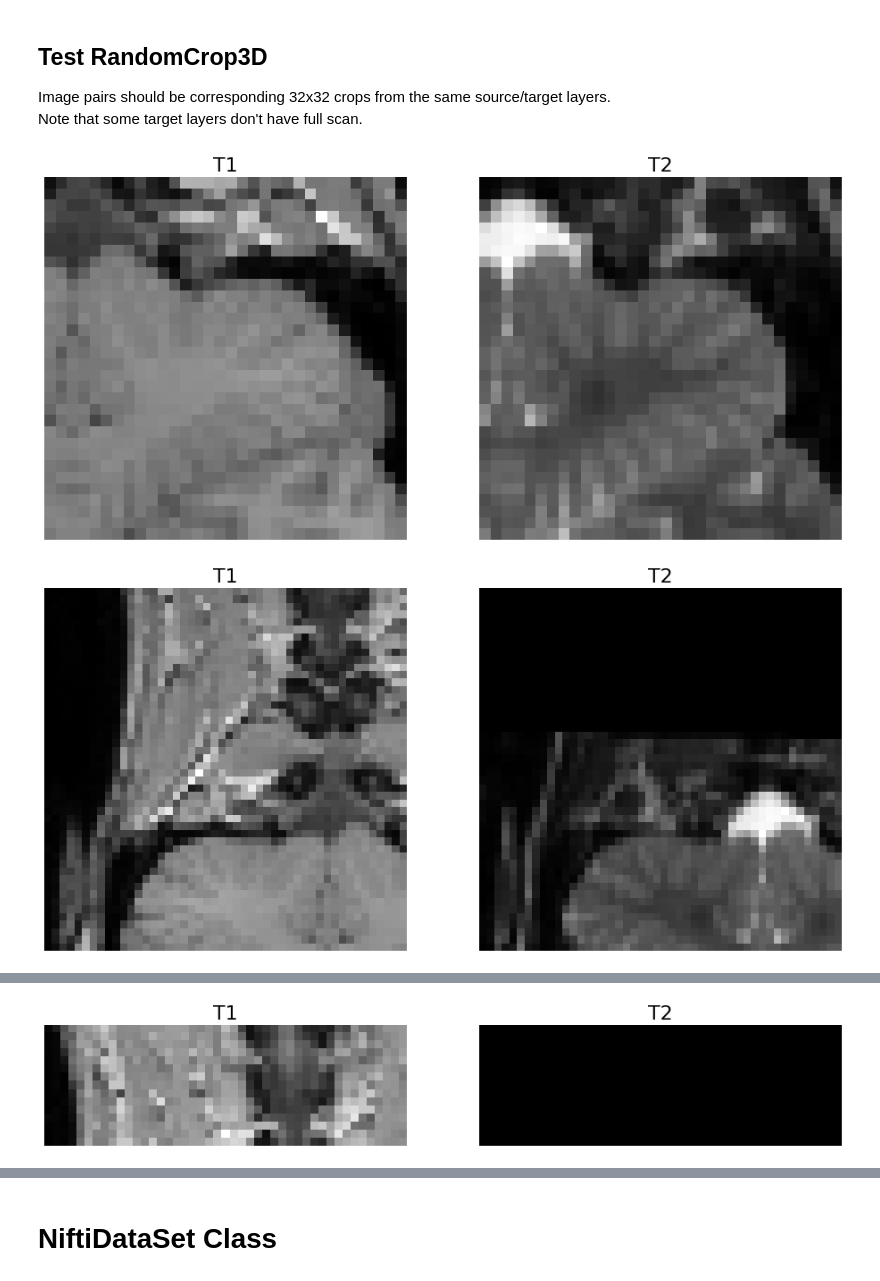
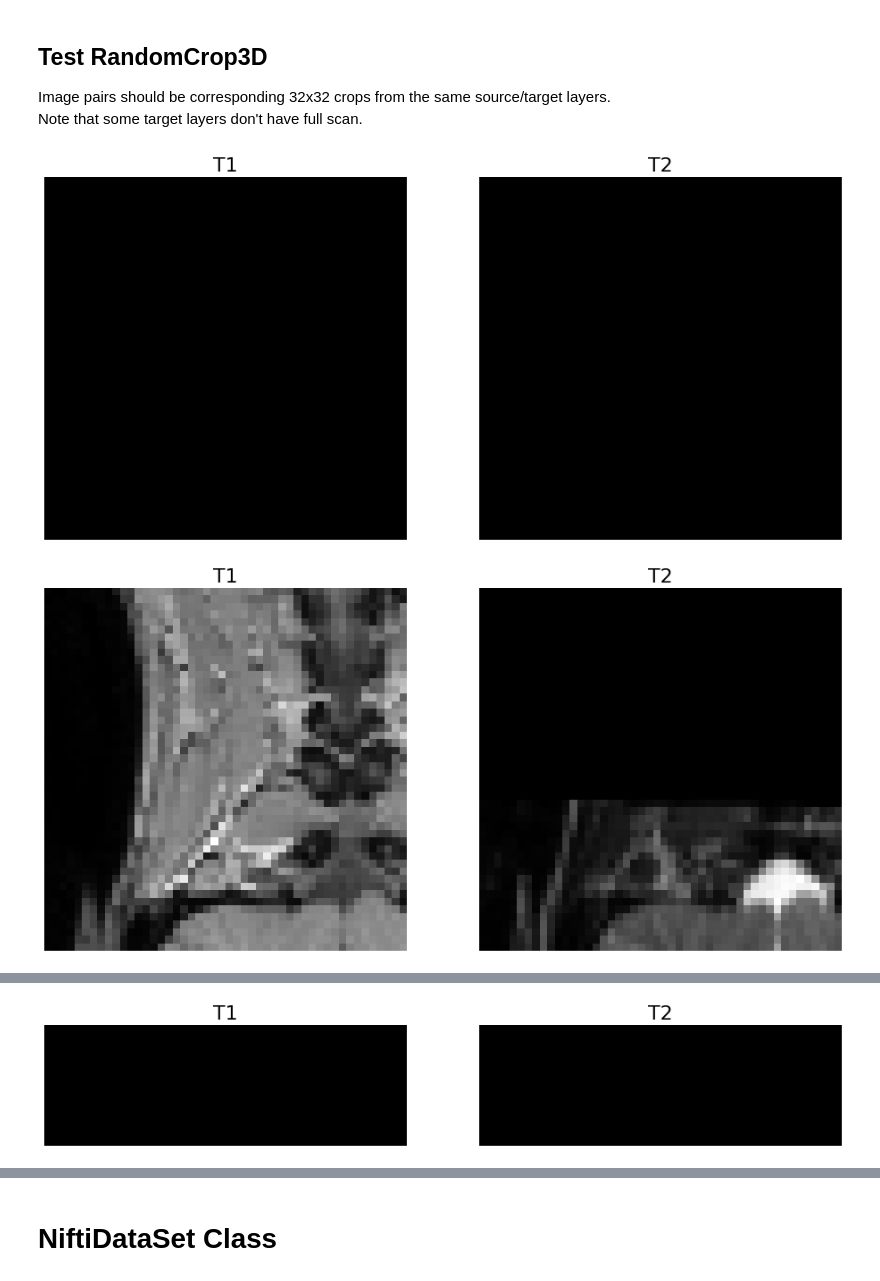
Before and after one commit to akiatoji/Killara, a Jupyter notebook: 3D_Medical_Image_Analysis_With_PyTorch/Section2.ipynb, the cells around one changed output, grey strips where cells are left out. Saved outputs shown, nothing was run; the diff lists cells and outputs as text; code cells hidden in the pictures.

Commit message:
Make RandomCrop3D return specified 3D patch

```diff
--- a/3D_Medical_Image_Analysis_With_PyTorch/Section2.ipynb
+++ b/3D_Medical_Image_Analysis_With_PyTorch/Section2.ipynb
@@ -40,9 +40,9 @@ class RandomCrop3D:
     def __init__(self, output_size):
         assert isinstance(output_size, (int, tuple))
         if isinstance(output_size, int):
-            self.output_size = (output_size, output_size)
+            self.output_size = (output_size, output_size, output_size)
         else:
-            assert len(output_size) == 2
+            assert len(output_size) == 3
             self.output_size = output_size
 
     def __call__(self, samples):
@@ -51,8 +51,12 @@ class RandomCrop3D:
         src, target = samples
 
         l, h, w = src.shape
-        hsize = self.output_size[0]
-        wsize = self.output_size[1]
+        lsize = self.output_size[0]
+        hsize = self.output_size[1]
+        wsize = self.output_size[2]
+
+        lstart = np.random.randint(0, l-lsize+1)
+        lend = lstart + lsize
         top = np.random.randint(0, h-hsize+1)
         bottom = top + hsize
         left = np.random.randint(0, w-wsize+1)
@@ -61,7 +65,7 @@ class RandomCrop3D:
         s = np.zeros((l, hsize, wsize))
         t = np.zeros((l, hsize, wsize))
 
-        for layer in range(0, l):
+        for layer in range(lstart, lend):
             s[layer] = src[layer,
                        top:bottom,
                        left:right]
@@ -77,28 +81,28 @@ Note that some target layers don't have full scan.
 # %%
 s = nib.load("small/t1/IXI102-HH-1416-T1_fcm.nii").get_fdata()
 t = nib.load("small/t2/IXI102-HH-1416-T2_reg_fcm.nii").get_fdata()
 
 def show_random_crop(n=32):
     crop = RandomCrop3D(n)
     ct1, ct2 = crop((s, t))
 
     fig,(ax1,ax2) = plt.subplots(1,2,figsize=(16,9))
 
     ax1.imshow(ct1[80,:,:], cmap='gray');
     ax2.imshow(ct2[80,:,:], cmap='gray');
 
     ax1.set_title('T1',fontsize=22);
     ax1.axis('off');
 
     ax2.set_title('T2',fontsize=22);
     ax2.axis('off');
 
 show_random_crop()
 show_random_crop(48)
 show_random_crop(64)
-show_random_crop((15, 45))
+show_random_crop((5, 15, 45))
 show_random_crop(90) # Make sure we can output full width crop
-show_random_crop((120, 90))
+show_random_crop((120, 120, 90))
 # %% [output]
-[figure, old version]
+[figure, new version]
-[figure, old version]
+[figure, new version]
@@ -106 +110 @@ show_random_crop((120, 90))
-[figure, old version]
+[figure, new version]
```
Also changed, not shown: parts of 1 cell of this notebook.
